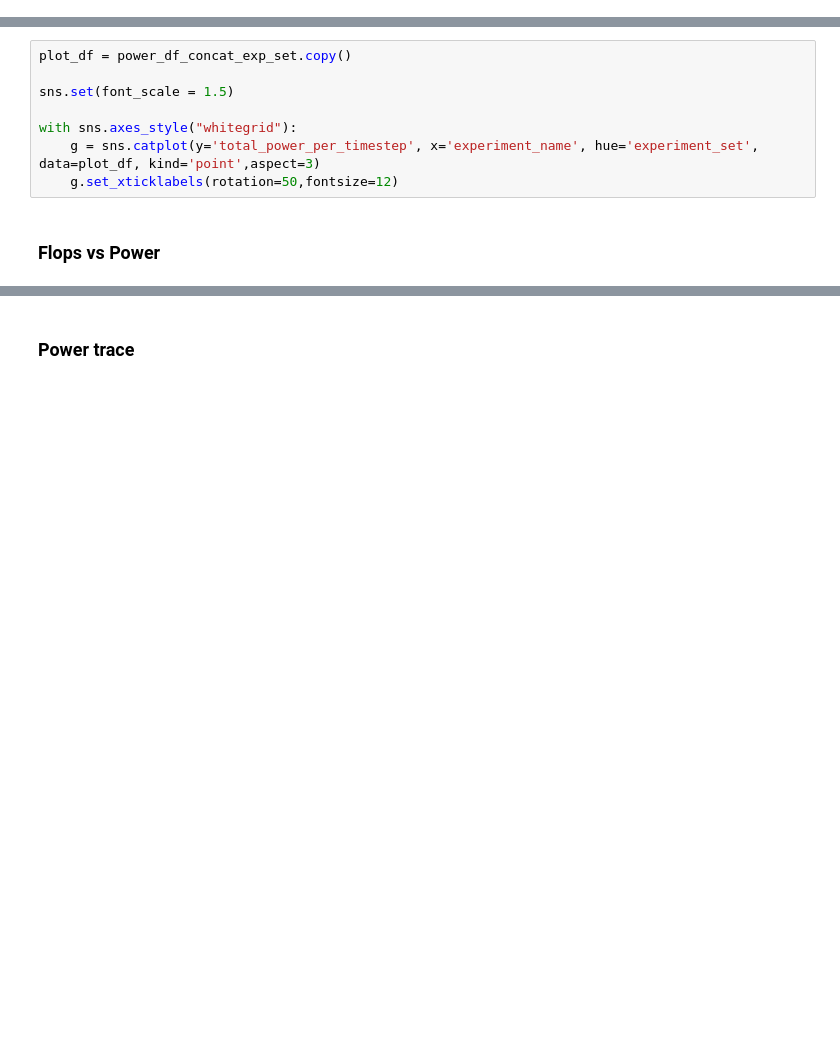
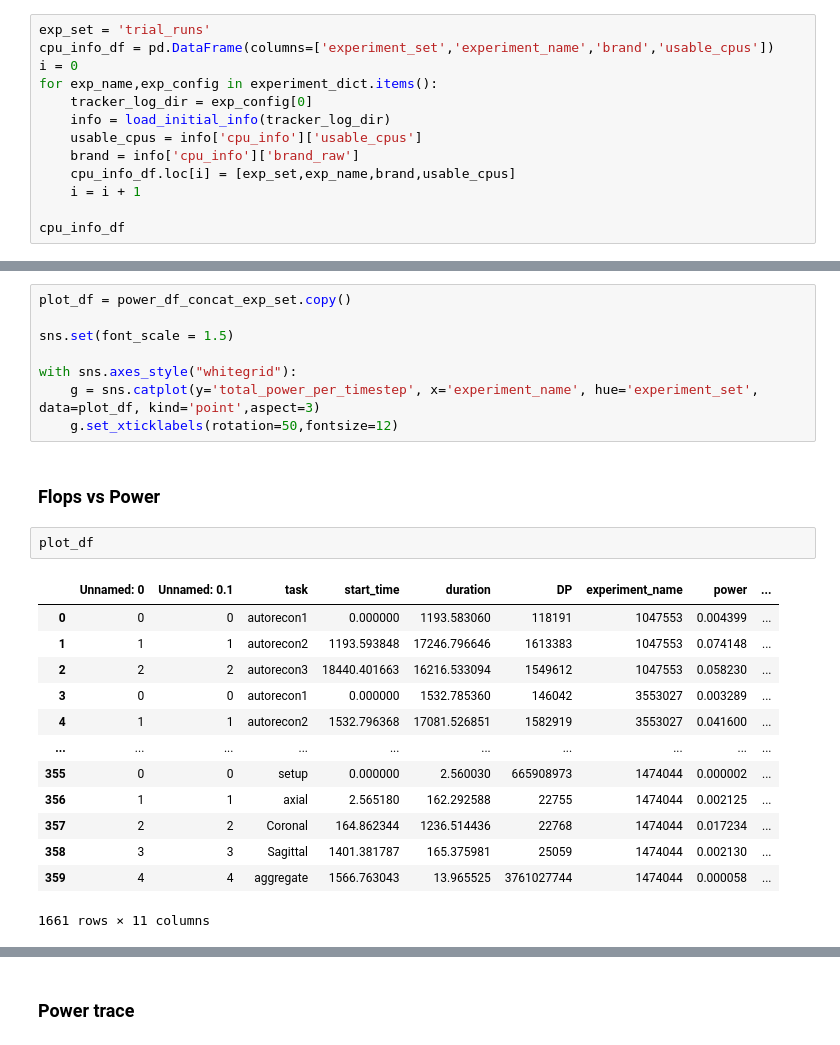
Before and after one commit to neurodatascience/watts_up_compute, a Jupyter notebook: notebooks/10_impact_tracker_dashboard.ipynb, the cells around one changed output, grey strips where cells are left out. Drawn from its saved outputs; the diff is of its cells as text; blank space fills up the shorter version.

```diff
--- a/notebooks/10_impact_tracker_dashboard.ipynb
+++ b/notebooks/10_impact_tracker_dashboard.ipynb
@@ -80,3 +80,16 @@ number of timestamps: 332
 total_power sanity check: default: 0.00381, calculated: 0.00381, 0.00381
 number of timestamps: 239
 total_power sanity check: default: 0.02303, calculated: 0.02303, 0.02303
+# %%
+exp_set = 'trial_runs'
+cpu_info_df = pd.DataFrame(columns=['experiment_set','experiment_name','brand','usable_cpus'])
+i = 0
+for exp_name,exp_config in experiment_dict.items():
+    tracker_log_dir = exp_config[0]
+    info = load_initial_info(tracker_log_dir)
+    usable_cpus = info['cpu_info']['usable_cpus']
+    brand = info['cpu_info']['brand_raw']
+    cpu_info_df.loc[i] = [exp_set,exp_name,brand,usable_cpus]
+    i = i + 1
+
+cpu_info_df
@@ -238,5 +296,21 @@ with sns.axes_style("whitegrid"):
     g.set_xticklabels(rotation=50,fontsize=12)
 # %% [markdown]
 ### Flops vs Power
+# %%
+plot_df
+# %% [output]
+|  | Unnamed: 0 | Unnamed: 0.1 | task | start_time | duration | DP | experiment_name | power | ... |
+| 0 | 0 | 0 | autorecon1 | 0.000000 | 1193.583060 | 118191 | 1047553 | 0.004399 | ... |
+| 1 | 1 | 1 | autorecon2 | 1193.593848 | 17246.796646 | 1613383 | 1047553 | 0.074148 | ... |
+| 2 | 2 | 2 | autorecon3 | 18440.401663 | 16216.533094 | 1549612 | 1047553 | 0.058230 | ... |
+| 3 | 0 | 0 | autorecon1 | 0.000000 | 1532.785360 | 146042 | 3553027 | 0.003289 | ... |
+| 4 | 1 | 1 | autorecon2 | 1532.796368 | 17081.526851 | 1582919 | 3553027 | 0.041600 | ... |
+| ... | ... | ... | ... | ... | ... | ... | ... | ... | ... |
+| 355 | 0 | 0 | setup | 0.000000 | 2.560030 | 665908973 | 1474044 | 0.000002 | ... |
+| 356 | 1 | 1 | axial | 2.565180 | 162.292588 | 22755 | 1474044 | 0.002125 | ... |
+| 357 | 2 | 2 | Coronal | 164.862344 | 1236.514436 | 22768 | 1474044 | 0.017234 | ... |
+| 358 | 3 | 3 | Sagittal | 1401.381787 | 165.375981 | 25059 | 1474044 | 0.002130 | ... |
+| 359 | 4 | 4 | aggregate | 1566.763043 | 13.965525 | 3761027744 | 1474044 | 0.000058 | ... |
+1661 rows × 11 columns
 # %%
 plot_df = flops_df_concat_exp_set.copy()
```
Also changed, not shown: parts of 11 cells of this notebook, 5 other files.
